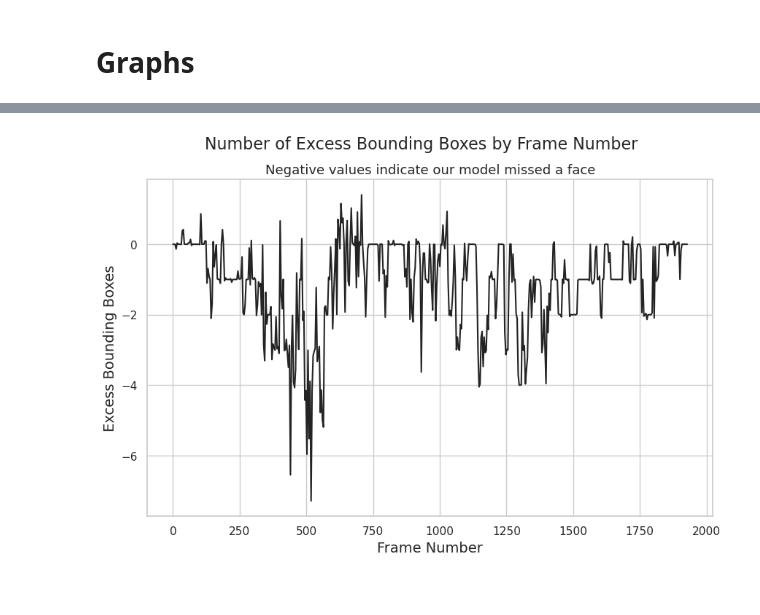
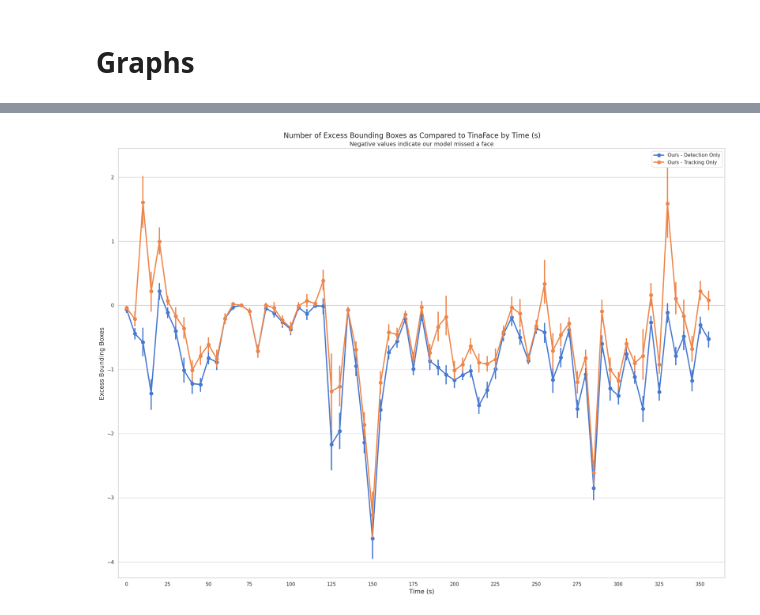
Before and after one commit to AniAggarwal/face-blur-rt, a Jupyter notebook: src/benchmarks.ipynb, the cells around one changed output, grey strips where cells are left out. Cells and saved outputs as stored; diff of their text form; code cells hidden in the pictures.

```diff
--- a/src/benchmarks.ipynb
+++ b/src/benchmarks.ipynb
@@ -481,18 +409,0 @@ plt.show()
-# %%
-sns.set(style="whitegrid", palette="gray")
-
-plt.figure(figsize=(15, 10))
-
-ax = sns.lineplot(x=missed_per_frame_df["s"], y=missed_per_frame_df["missed"].rolling(window=15).mean(), label="Detection Only", color="black", linewidth=0.8)
-ax = sns.lineplot(x=missed_per_frame_df_tracker["s"], y=missed_per_frame_df_tracker["missed"].rolling(window=15).mean(), label="Tracking", color="green", linewidth=0.8)
-
-
-plt.suptitle('Number of Excess Bounding Boxes as Compared to TinaFace by Time (s)', fontsize=16)
-plt.title('Negative values indicate our model missed a face', fontsize=13)
-
-plt.xlabel('Frame Number', fontsize=14)
-plt.ylabel('Excess Bounding Boxes', fontsize=14)
-
-plt.savefig("Excess BBoxes by Frame Number.png")
-
-plt.show()
@@ -501,28 +410,33 @@ plt.show()
-# %%
-from scipy.interpolate import make_interp_spline
-
-x = missed_per_frame[:, 0]
-y = missed_per_frame[:, 1]
-
-X_Y_Spline = make_interp_spline(x, y)
-X_ = np.linspace(x.min(), x.max(), 500)
-Y_ = X_Y_Spline(X_)
-
-
-
-sns.set(style="whitegrid", palette="gray")
-
-plt.figure(figsize=(10, 6))
-sns.lineplot(x=X_, y=Y_)
-
-plt.suptitle('Number of Excess Bounding Boxes by Frame Number', fontsize=16)
-plt.title('Negative values indicate our model missed a face', fontsize=13)
-
-plt.xlabel('Frame Number', fontsize=14)
-plt.ylabel('Excess Bounding Boxes', fontsize=14)
-
-plt.savefig("Excess BBoxes by Frame Number old.png")
-
-plt.show()
-# %% [output]
-[figure, removed]
+# %%
+sns.set(style="whitegrid", palette="muted")
+
+fig, ax = plt.subplots(1, 1, figsize=(20, 15))
+bin_size = 5
+
+for label, (res, miss) in dfs_results.items():
+    if "Detection Only" in label or "Tracking Only" in label:
+        # sns.lineplot(x=miss["s"], y=miss["missed"].rolling(window=25).mean(), label=label, linewidth=1.25)
+        bins = np.arange(0, 361, bin_size, dtype=int)
+        miss["time bin"] = pd.cut(miss["s"], bins, right=False, labels=[i * bin_size for i in range(len(bins)-1)])
+
+        sns.pointplot(data=miss, x="time bin", y="missed", dodge=True, label=label[:label.index(" - Results")])
+        # grouped_data = miss.groupby("time bin", as_index=False)['missed'].mean()
+        # sns.pointplot(data=grouped_data, x="time bin", y="missed", dodge=True)
+
+for i, l in enumerate(ax.xaxis.get_ticklabels()):
+    if i % 5 != 0:
+        l.set_visible(False)
+
+ax.set_xlim([-5 / bin_size, 365 / bin_size])
+# ax.set_ylim([-7, 6])
+
+plt.suptitle('Number of Excess Bounding Boxes as Compared to TinaFace by Time (s)', fontsize=16)
+plt.title('Negative values indicate our model missed a face', fontsize=13)
+plt.xlabel('Time (s)', fontsize=14)
+plt.ylabel('Excess Bounding Boxes', fontsize=14)
+
+fig.tight_layout()
+plt.savefig("../data/plots/excess-bboxes-by-time-bin.png")
+plt.show()
+# %% [output]
+[figure, added]
```
Also changed, not shown: parts of 28 cells of this notebook, 7 other files.
